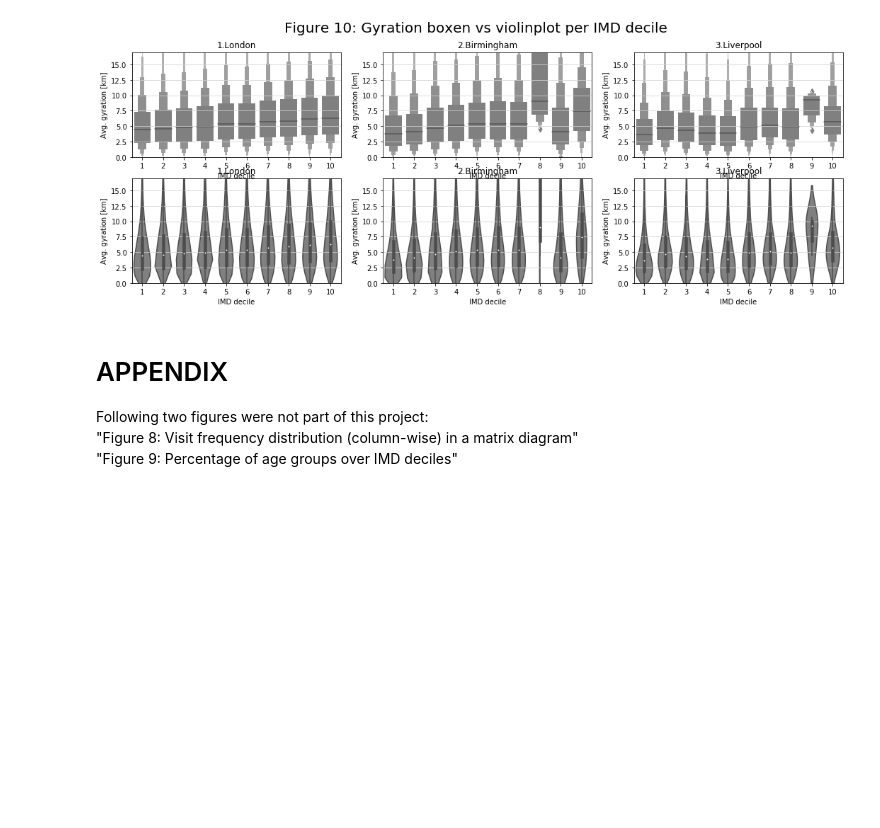
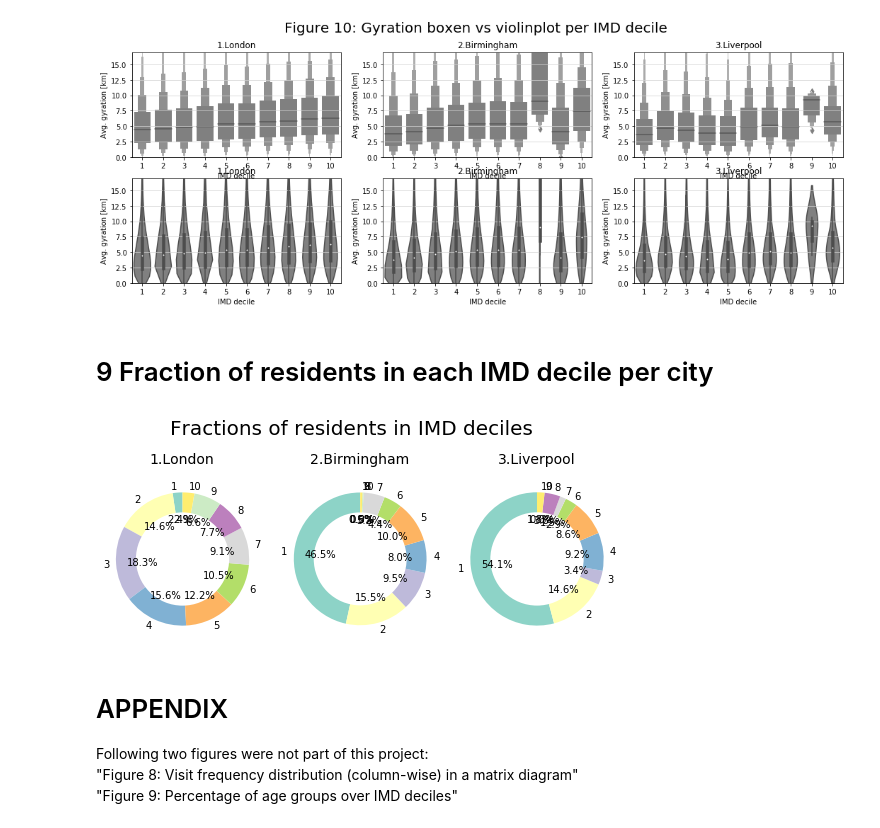
Before and after one commit to 5uperpalo/Telefonica, a Jupyter notebook: IMC2020/UK_Diagrams_IMC2020.ipynb, the cells around one changed output. Cells and saved outputs as stored; diff of their text form; code cells hidden in the pictures; blank space fills up the shorter version.

```diff
--- a/IMC2020/UK_Diagrams_IMC2020.ipynb
+++ b/IMC2020/UK_Diagrams_IMC2020.ipynb
@@ -630,3 +633,17 @@ applyPlotStyle(ax[1,2])
 ax[1,2].set_title('3.Liverpool');
 # %% [output]
 [figure]
+# %% [markdown]
+# 9 Fraction of residents in each IMD decile per city
+# %%
+london_homeantenna_pd = pd.read_csv(london_homeantenna_loc, index_col=False)
+birmingham_homeantenna_pd = pd.read_csv(birmingham_homeantenna_loc, index_col=False)
+liverpool_homeantenna_pd = pd.read_csv(liverpool_homeantenna_loc, index_col=False)
+
+london_antenna_imd_pd = pd.read_csv(london_antenna_imd_loc, index_col=False)
+birmingham_antenna_imd_pd = pd.read_csv(birmingham_antenna_imd_loc, index_col=False)
+liverpool_antenna_imd_pd = pd.read_csv(liverpool_antenna_imd_loc, index_col=False)
+
+london_homeantenna_pd = london_homeantenna_pd.merge(london_antenna_imd_pd, left_on='antenna_id', right_on='lkey', how='inner')
+birmingham_homeantenna_pd = birmingham_homeantenna_pd.merge(birmingham_antenna_imd_pd, left_on='antenna_id', right_on='lkey', how='inner')
+liverpool_homeantenna_pd = liverpool_homeantenna_pd.merge(liverpool_antenna_imd_pd, left_on='antenna_id', right_on='lkey', how='inner')
@@ -633,3 +654,29 @@ ax[1,2].set_title('3.Liverpool');
+# %%
+fig, ax = plt.subplots(1, 3, figsize=(9, 3), facecolor='w', edgecolor='k')
+fig.suptitle('Fractions of residents in IMD deciles', size=20, y=1.15 )
+
+def applyPlotStyle(ax):
+    ax.set_xlabel('')
+    ax.set_ylabel('')
+    centre_circle = plt.Circle((0,0),0.70,fc='white')
+    ax.add_artist(centre_circle)
+    ax.axis('equal')
+
+IMD_deciles = [1,2,3,4,5,6,7,8,9,10]
+
+london_homeantenna_pd.IMDDecil.value_counts().reindex(IMD_deciles, fill_value=0).plot.pie(ax=ax[0], autopct='%1.1f%%', startangle=90, cmap='Set3')
+applyPlotStyle(ax[0])
+ax[0].set_title('1.London', y=1.05, size=14)
+
+birmingham_homeantenna_pd.IMDDecil.value_counts().reindex(IMD_deciles, fill_value=0).plot.pie(ax=ax[1], autopct='%1.1f%%', startangle=90, cmap='Set3')
+applyPlotStyle(ax[1])
+ax[1].set_title('2.Birmingham', y=1.05, size=14)
+
+liverpool_homeantenna_pd.IMDDecil.value_counts().reindex(IMD_deciles, fill_value=0).plot.pie(ax=ax[2], autopct='%1.1f%%', startangle=90, cmap='Set3')
+applyPlotStyle(ax[2])
+ax[2].set_title('3.Liverpool', y=1.05, size=14);
+# %% [output]
+[figure, added]
 # %% [markdown]
 # APPENDIX
 Following two figures were not part of this project:
```
Also changed, not shown: parts of 4 cells of this notebook.
